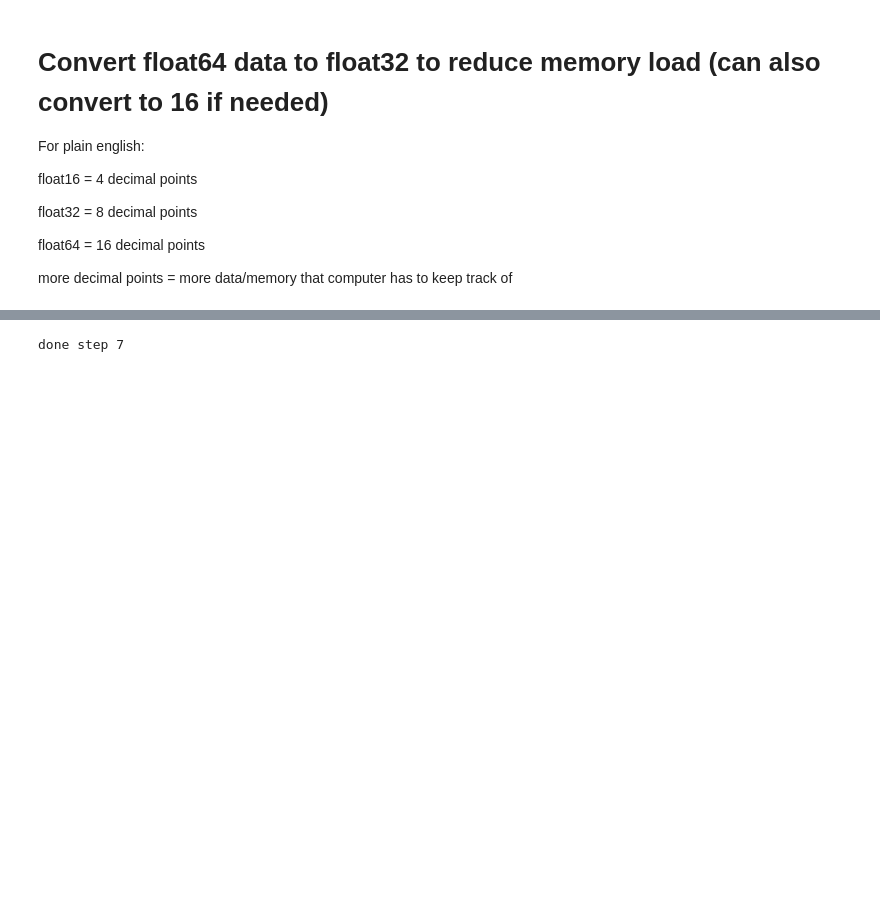
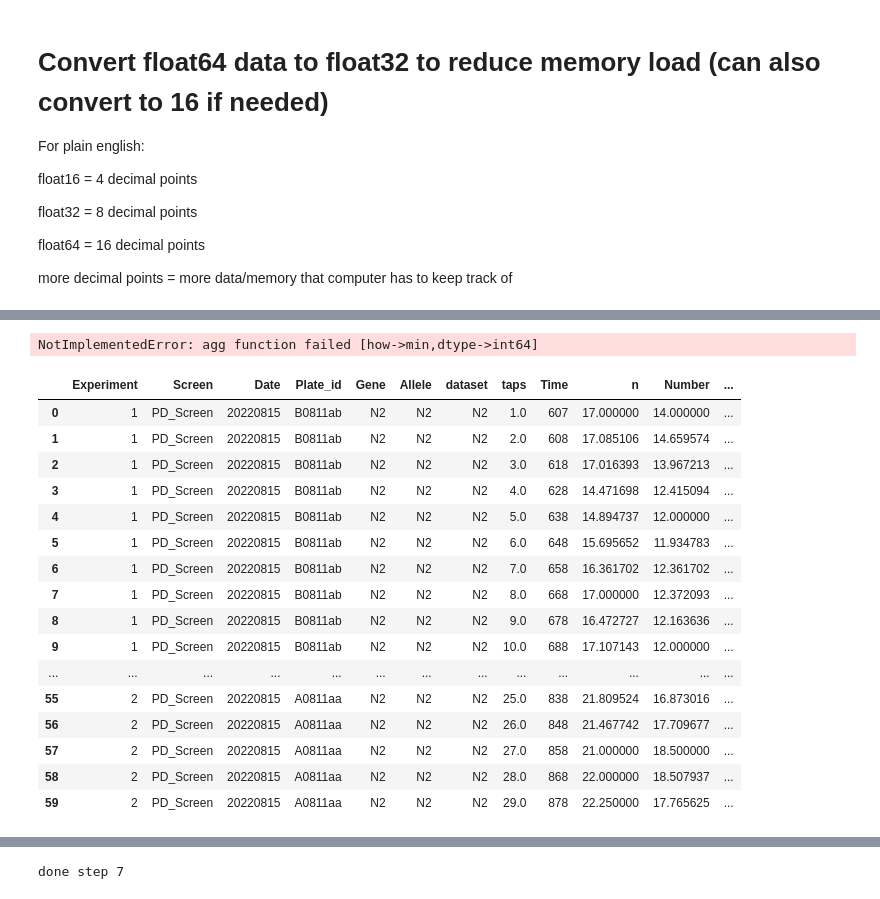
Before and after one commit to JosephLiangUBC/MWT_Dashboard, a Jupyter notebook: Step3_Tap_Baseline_Data_Analyses_test.ipynb, the cells around one changed output, grey strips where cells are left out. Drawn from its saved outputs; the diff is of its cells as text; code cells hidden in the pictures; blank space fills up the shorter version.

```diff
--- a/Step3_Tap_Baseline_Data_Analyses_test.ipynb
+++ b/Step3_Tap_Baseline_Data_Analyses_test.ipynb
@@ -510,0 +554,49 @@ Post_stimulus_data.head(60)
+# %%
+Post_stimulus_data2 = Post_stimulus_data.drop(columns = 'Tap_num')
+
+# Aggregate columns by "Experiment" + "Tap_num" by taking their means
+
+Post_stimulus_data2 = Post_stimulus_data2.groupby(['Experiment', 'Screen','Date','Plate_id','Gene','Allele','dataset', 'taps']).agg({
+    'Time': 'min', # take minimum valu of time instead of mean
+    'n': 'mean',
+    'Number': 'mean',
+    'Instantaneous Speed': 'mean',
+    'Interval Speed' : 'mean',
+    'Bias': 'mean',
+    'Tap': 'mean',
+    'Morphwidth': 'mean',
+    'Midline': 'mean',
+    'Area': 'mean',
+    'Angular Speed': 'mean',
+    'Aspect Ratio': 'mean',
+    'Kink': 'mean',
+    'Curve': 'mean',
+    'Crab': 'mean',
+    'Pathlength': 'mean'
+})
+
+Post_stimulus_data2 = Post_stimulus_data2.reset_index()
+
+Post_stimulus_data2
+# %% [output]
+NotImplementedError: agg function failed [how->min,dtype->int64]
+# %%
+Post_stimulus_data2.head(60)
+# %% [output]
+|  | Experiment | Screen | Date | Plate_id | Gene | Allele | dataset | taps | Time | n | Number | ... |
+| 0 | 1 | PD_Screen | 20220815 | B0811ab | N2 | N2 | N2 | 1.0 | 607 | 17.000000 | 14.000000 | ... |
+| 1 | 1 | PD_Screen | 20220815 | B0811ab | N2 | N2 | N2 | 2.0 | 608 | 17.085106 | 14.659574 | ... |
+| 2 | 1 | PD_Screen | 20220815 | B0811ab | N2 | N2 | N2 | 3.0 | 618 | 17.016393 | 13.967213 | ... |
+| 3 | 1 | PD_Screen | 20220815 | B0811ab | N2 | N2 | N2 | 4.0 | 628 | 14.471698 | 12.415094 | ... |
+| 4 | 1 | PD_Screen | 20220815 | B0811ab | N2 | N2 | N2 | 5.0 | 638 | 14.894737 | 12.000000 | ... |
+| 5 | 1 | PD_Screen | 20220815 | B0811ab | N2 | N2 | N2 | 6.0 | 648 | 15.695652 | 11.934783 | ... |
+| 6 | 1 | PD_Screen | 20220815 | B0811ab | N2 | N2 | N2 | 7.0 | 658 | 16.361702 | 12.361702 | ... |
+| 7 | 1 | PD_Screen | 20220815 | B0811ab | N2 | N2 | N2 | 8.0 | 668 | 17.000000 | 12.372093 | ... |
+| 8 | 1 | PD_Screen | 20220815 | B0811ab | N2 | N2 | N2 | 9.0 | 678 | 16.472727 | 12.163636 | ... |
+| 9 | 1 | PD_Screen | 20220815 | B0811ab | N2 | N2 | N2 | 10.0 | 688 | 17.107143 | 12.000000 | ... |
+| ... | ... | ... | ... | ... | ... | ... | ... | ... | ... | ... | ... | ... |
+| 55 | 2 | PD_Screen | 20220815 | A0811aa | N2 | N2 | N2 | 25.0 | 838 | 21.809524 | 16.873016 | ... |
+| 56 | 2 | PD_Screen | 20220815 | A0811aa | N2 | N2 | N2 | 26.0 | 848 | 21.467742 | 17.709677 | ... |
+| 57 | 2 | PD_Screen | 20220815 | A0811aa | N2 | N2 | N2 | 27.0 | 858 | 21.000000 | 18.500000 | ... |
+| 58 | 2 | PD_Screen | 20220815 | A0811aa | N2 | N2 | N2 | 28.0 | 868 | 22.000000 | 18.507937 | ... |
+| 59 | 2 | PD_Screen | 20220815 | A0811aa | N2 | N2 | N2 | 29.0 | 878 | 22.250000 | 17.765625 | ... |
```
Also changed, not shown: parts of 29 cells of this notebook.
